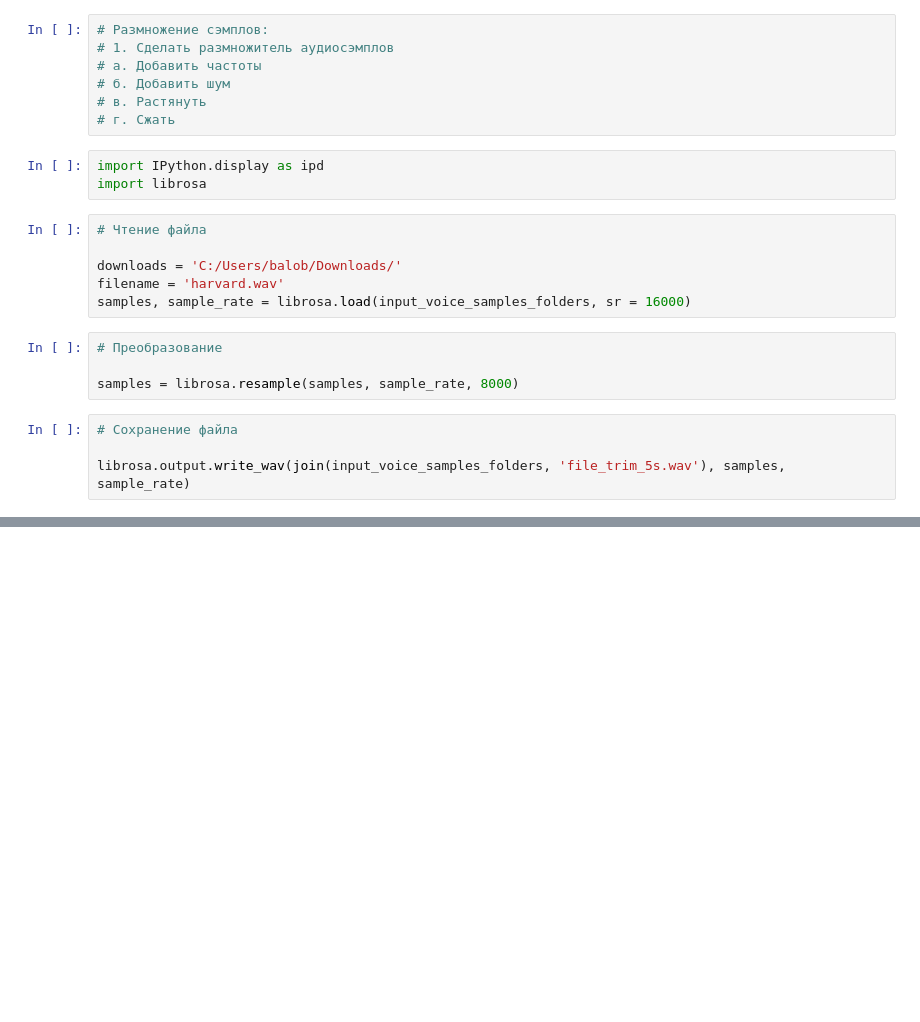
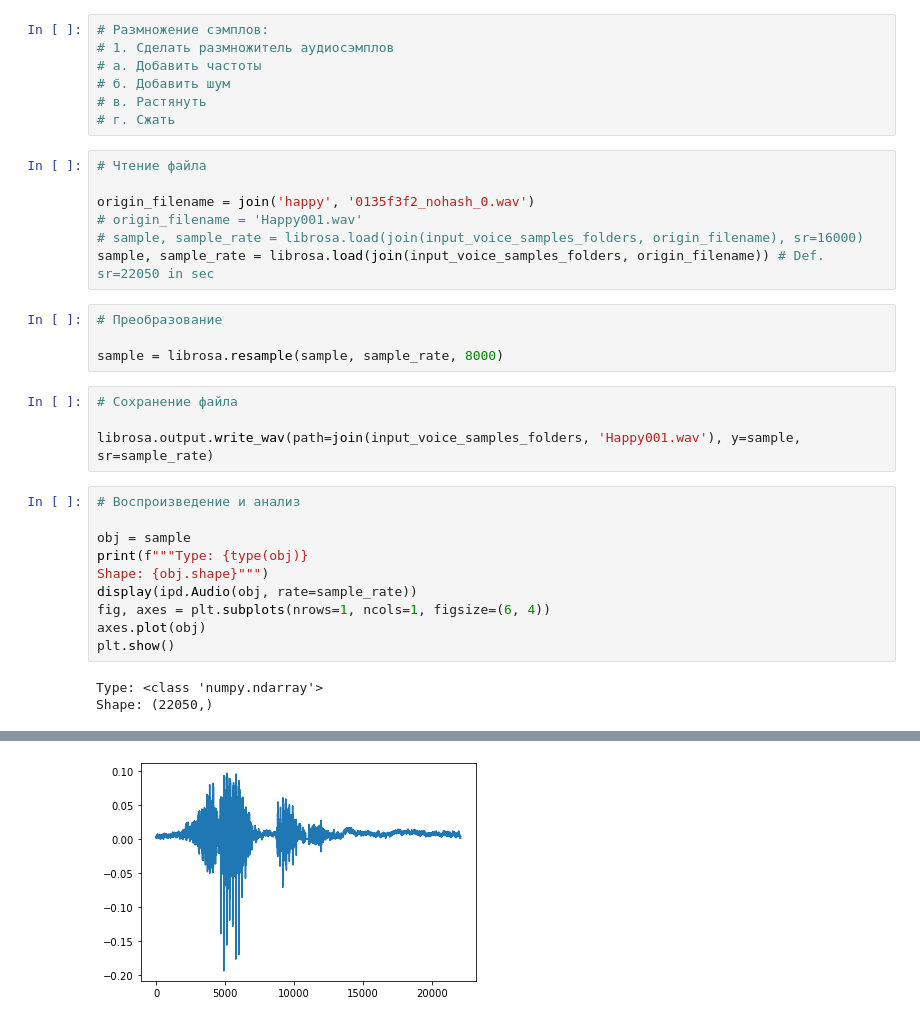
Before and after one commit to balobinp/AudioSignalProcessing, a Jupyter notebook: AudioSignalProcessing.ipynb, the cells around one changed output, grey strips where cells are left out. Cells and saved outputs as stored; diff of their text form; blank space fills up the shorter version.

```diff
--- a/AudioSignalProcessing.ipynb
+++ b/AudioSignalProcessing.ipynb
@@ -515,20 +582,31 @@ https://ai.googleblog.com/2017/08/launching-speech-commands-dataset.html
 # б. Добавить шум
 # в. Растянуть
 # г. Сжать
-# %%
-import IPython.display as ipd
-import librosa
-# %%
-# Чтение файла
-
-downloads = 'C:/Users/balob/Downloads/'
-filename = 'harvard.wav'
-samples, sample_rate = librosa.load(input_voice_samples_folders, sr = 16000)
+# %%
+# Чтение файла
+
+origin_filename = join('happy', '0135f3f2_nohash_0.wav')
+# origin_filename = 'Happy001.wav'
+# sample, sample_rate = librosa.load(join(input_voice_samples_folders, origin_filename), sr=16000)
+sample, sample_rate = librosa.load(join(input_voice_samples_folders, origin_filename)) # Def. sr=22050 in sec
 # %%
 # Преобразование
 
-samples = librosa.resample(samples, sample_rate, 8000)
+sample = librosa.resample(sample, sample_rate, 8000)
 # %%
 # Сохранение файла
 
-librosa.output.write_wav(join(input_voice_samples_folders, 'file_trim_5s.wav'), samples, sample_rate)
+librosa.output.write_wav(path=join(input_voice_samples_folders, 'Happy001.wav'), y=sample, sr=sample_rate)
+# %%
+# Воспроизведение и анализ
+
+obj = sample
+print(f"""Type: {type(obj)}
+Shape: {obj.shape}""")
+display(ipd.Audio(obj, rate=sample_rate))
+fig, axes = plt.subplots(nrows=1, ncols=1, figsize=(6, 4))
+axes.plot(obj)
+plt.show()
+# %% [output]
+Type: <class 'numpy.ndarray'>
+Shape: (22050,)
@@ -534,0 +614 @@ librosa.output.write_wav(join(input_voice_samples_folders, 'file_trim_5s.wav'),
+[figure, added]
```
Also changed, not shown: parts of 7 cells of this notebook, 1 other file.
